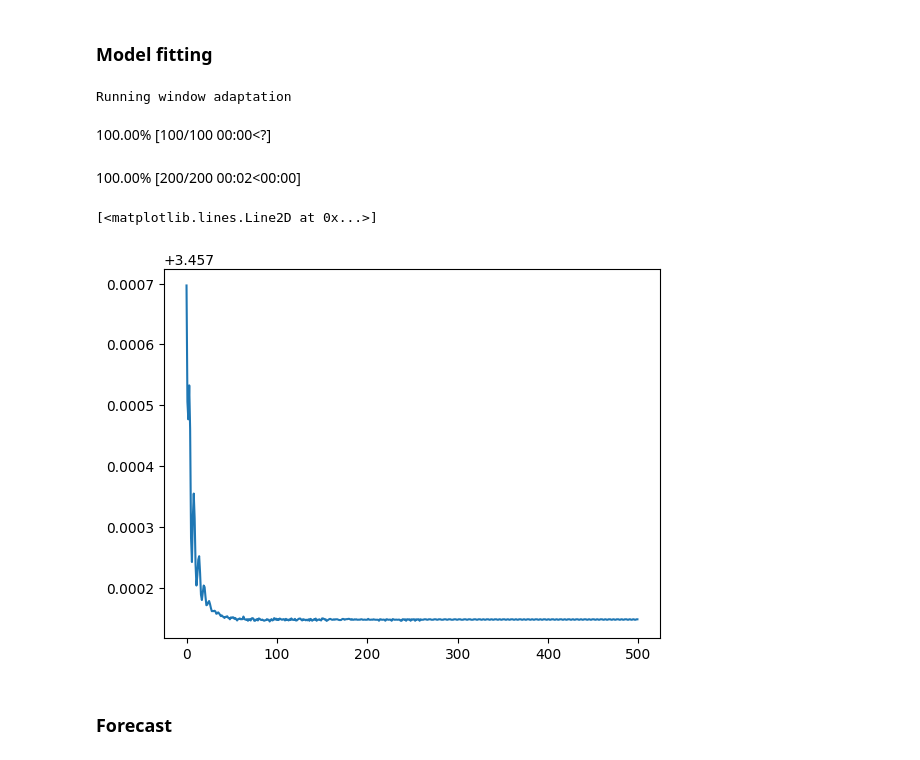
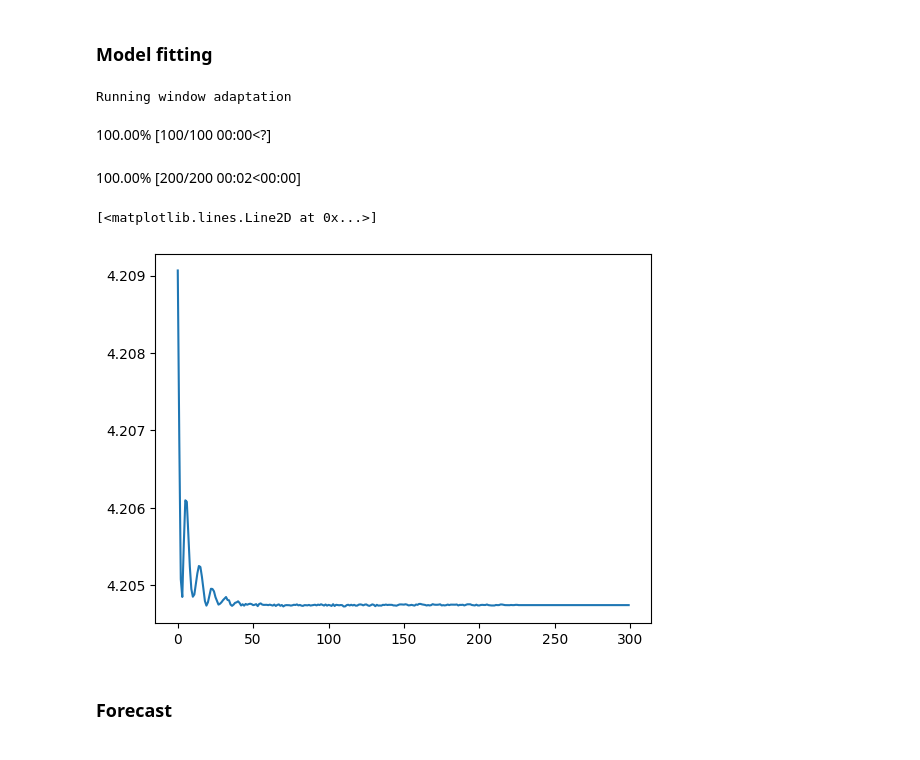
Before and after one commit to probml/sts-jax, a Jupyter notebook: sts_jax/structural_time_series/demos/sts_poisson_demo.ipynb, the cells around one changed output. Cells and saved outputs as stored; diff of their text form; code cells hidden in the pictures.

```diff
--- a/sts_jax/structural_time_series/demos/sts_poisson_demo.ipynb
+++ b/sts_jax/structural_time_series/demos/sts_poisson_demo.ipynb
@@ -56,7 +56,7 @@ def generate_data(num_training_steps, num_forecast_steps, key=jr.PRNGKey(5)):
     initial_state = jnp.array([initial_level, initial_slope])
     key_seq = jr.split(keys[2], num_steps)
     _, log_time_series_mean = lax.scan(_step, initial_state, key_seq)
-    rates = jnp.exp(5+0.02*log_time_series_mean)
+    rates = jnp.exp(6+0.001*log_time_series_mean)
     counts = jr.poisson(keys[2], rates)
 
     counts_training = counts[:num_training_steps]
@@ -110,17 +110,17 @@ model = sts.StructuralTimeSeries([trend],
 ### Model fitting
 # %%
 # Fit the model using HMC
-opt_param, _losses = model.fit_mle(counts_training, num_steps=500)
+opt_param, _losses = model.fit_mle(counts_training, num_steps=300)
 param_samples, _log_probs = model.fit_hmc(
     num_samples=200, obs_time_series=counts_training, initial_params=opt_param)
 
 plt.plot(_losses)
 # %% [output]
 Running window adaptation
 100.00% [100/100 00:00<?]
 100.00% [200/200 00:02<00:00]
 [<matplotlib.lines.Line2D at 0x...>]
-[figure, old version]
+[figure, new version]
 # %% [markdown]
 ### Forecast
 # %%
```
Also changed, not shown: parts of 11 cells of this notebook.
